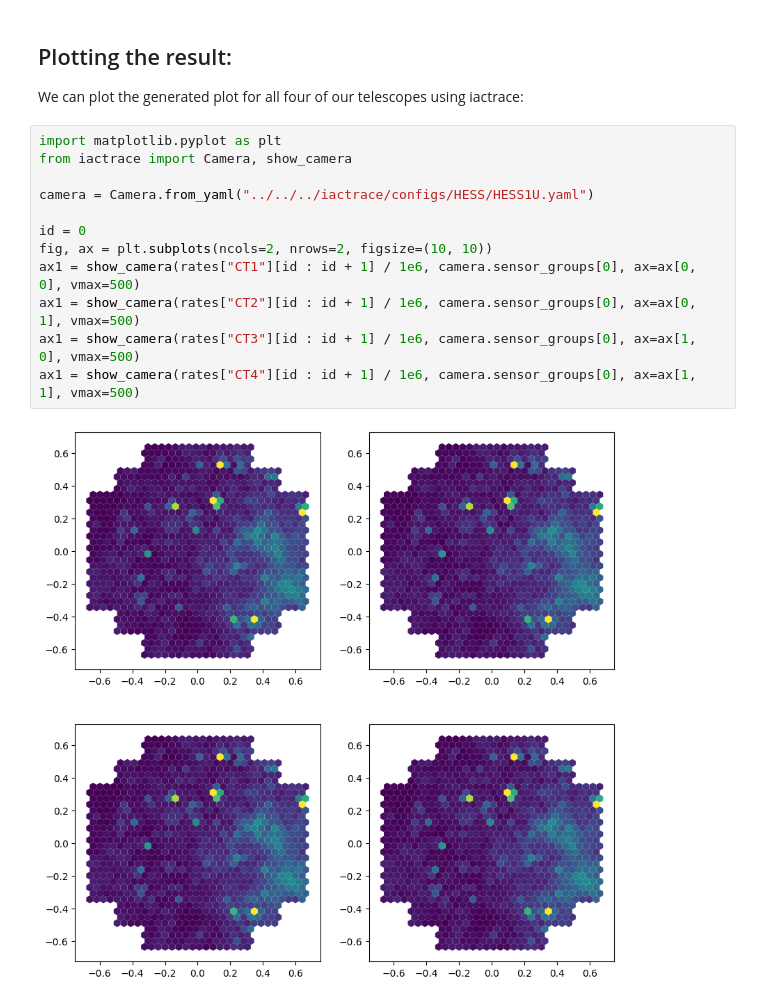
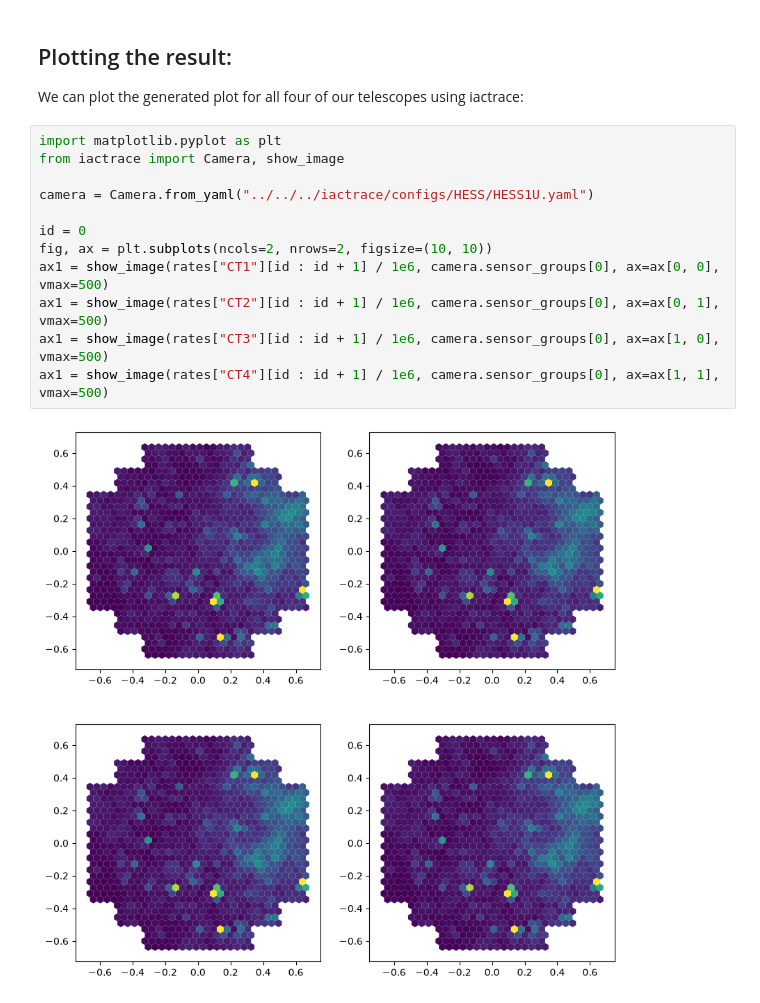
Before and after one commit to GerritRo/nyx, a Jupyter notebook: docs/examples/Example.ipynb, the cells around one changed output. Saved outputs shown, nothing was run; the diff lists cells and outputs as text.

```diff
--- a/docs/examples/Example.ipynb
+++ b/docs/examples/Example.ipynb
@@ -144,15 +142,15 @@ Wall time: 74.5 ms
 We can plot the generated plot for all four of our telescopes using iactrace:
 # %%
 import matplotlib.pyplot as plt
-from iactrace import Camera, show_camera
+from iactrace import Camera, show_image
 
 camera = Camera.from_yaml("../../../iactrace/configs/HESS/HESS1U.yaml")
 
 id = 0
 fig, ax = plt.subplots(ncols=2, nrows=2, figsize=(10, 10))
-ax1 = show_camera(rates["CT1"][id : id + 1] / 1e6, camera.sensor_groups[0], ax=ax[0, 0], vmax=500)
-ax1 = show_camera(rates["CT2"][id : id + 1] / 1e6, camera.sensor_groups[0], ax=ax[0, 1], vmax=500)
-ax1 = show_camera(rates["CT3"][id : id + 1] / 1e6, camera.sensor_groups[0], ax=ax[1, 0], vmax=500)
-ax1 = show_camera(rates["CT4"][id : id + 1] / 1e6, camera.sensor_groups[0], ax=ax[1, 1], vmax=500)
+ax1 = show_image(rates["CT1"][id : id + 1] / 1e6, camera.sensor_groups[0], ax=ax[0, 0], vmax=500)
+ax1 = show_image(rates["CT2"][id : id + 1] / 1e6, camera.sensor_groups[0], ax=ax[0, 1], vmax=500)
+ax1 = show_image(rates["CT3"][id : id + 1] / 1e6, camera.sensor_groups[0], ax=ax[1, 0], vmax=500)
+ax1 = show_image(rates["CT4"][id : id + 1] / 1e6, camera.sensor_groups[0], ax=ax[1, 1], vmax=500)
 # %% [output]
-[figure, old version]
+[figure, new version]
```
Also changed, not shown: parts of 5 cells of this notebook, 10 other files.
